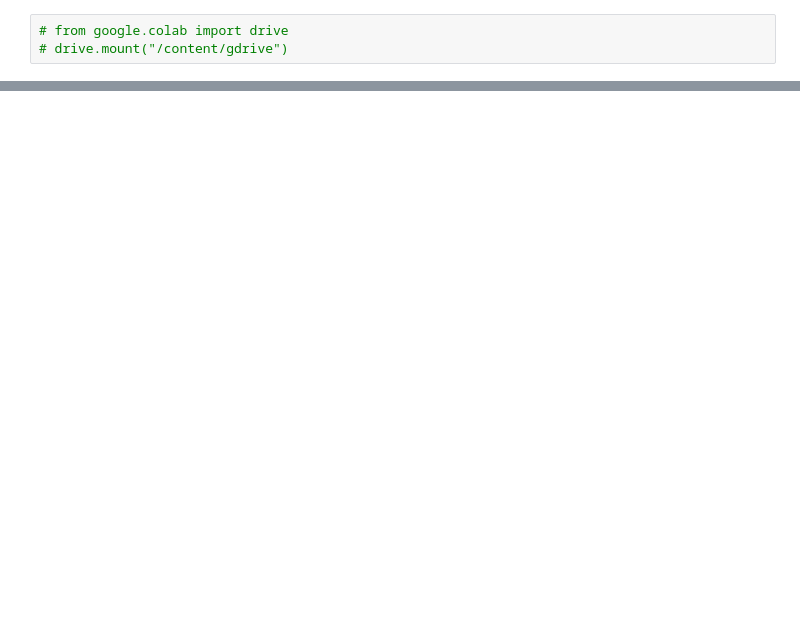
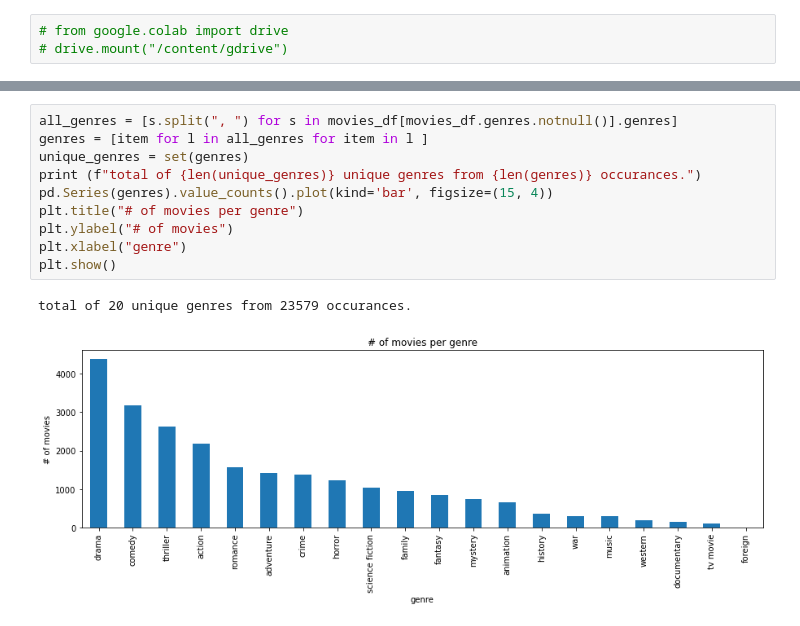
Before and after one commit to tylimbach/MovieRecommender, a Jupyter notebook: movie_recommender.ipynb, the cells around one changed output, grey strips where cells are left out. Cells and saved outputs as stored; diff of their text form; blank space fills up the shorter version.

```diff
--- a/movie_recommender.ipynb
+++ b/movie_recommender.ipynb
@@ -317,0 +275,13 @@ Backup Code Unused
+# %%
+all_genres = [s.split(", ") for s in movies_df[movies_df.genres.notnull()].genres]
+genres = [item for l in all_genres for item in l ]
+unique_genres = set(genres)
+print (f"total of {len(unique_genres)} unique genres from {len(genres)} occurances.")
+pd.Series(genres).value_counts().plot(kind='bar', figsize=(15, 4))
+plt.title("# of movies per genre")
+plt.ylabel("# of movies")
+plt.xlabel("genre")
+plt.show()
+# %% [output]
+total of 20 unique genres from 23579 occurances.
+[figure, added]
```
Also changed, not shown: parts of 41 cells of this notebook.
